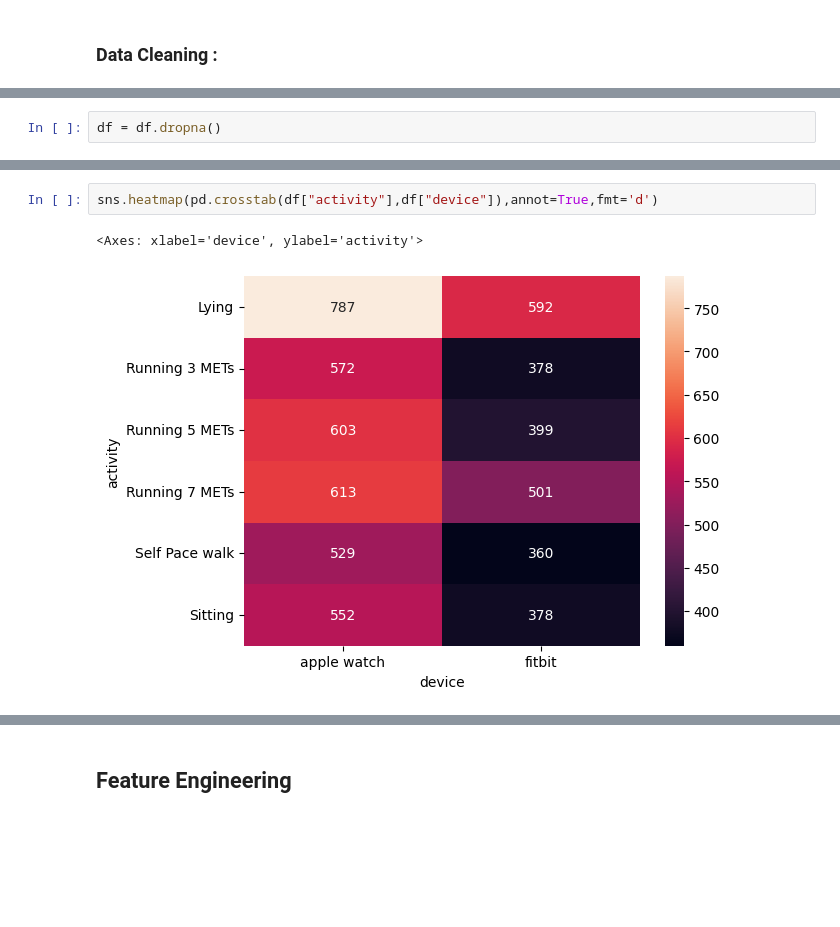
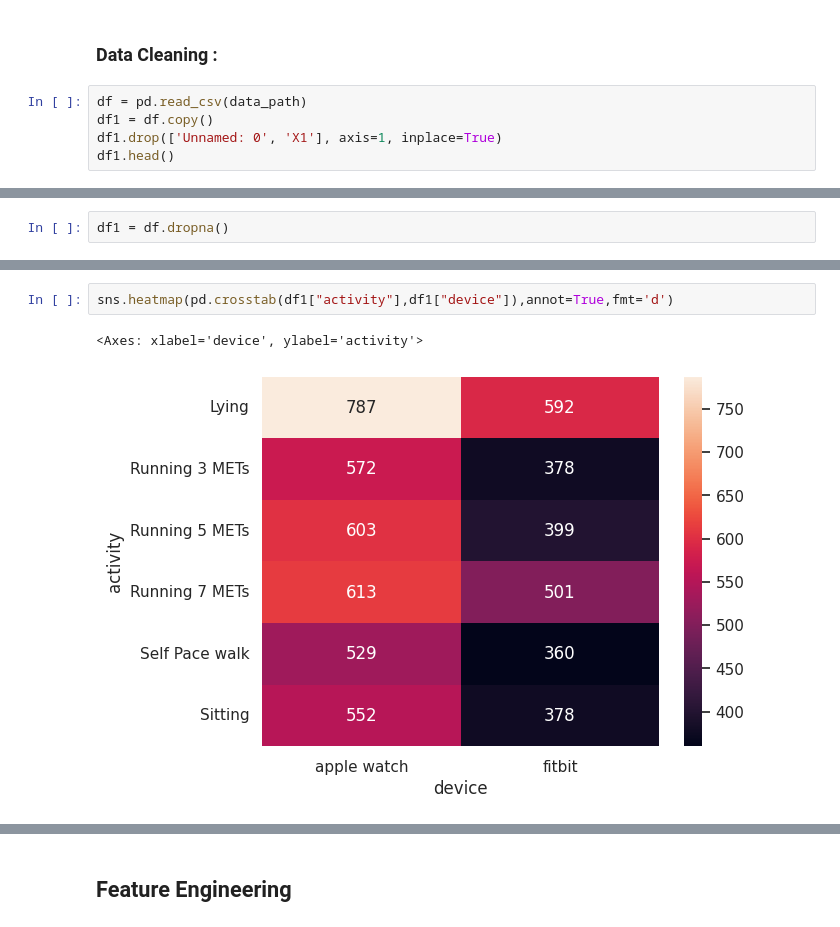
Before and after one commit to bernadetti0/predicting_activity, a Jupyter notebook: notebooks/Data_Analysis.ipynb, the cells around one changed output, grey strips where cells are left out. Drawn from its saved outputs; the diff is of its cells as text; blank space fills up the shorter version.

```diff
--- a/notebooks/Data_Analysis.ipynb
+++ b/notebooks/Data_Analysis.ipynb
@@ -96,3 +84,8 @@ df.describe()
 | max | 6264.000000 | 3670.000000 | 56.000000 | 1.000000 | 191.000000 | 115.000000 | 1714.000000 | 194.333333 | 97.500000 | 335.000000 | ... |
 # %% [markdown]
 ### Data Cleaning :
+# %%
+df = pd.read_csv(data_path)
+df1 = df.copy()
+df1.drop(['Unnamed: 0', 'X1'], axis=1, inplace=True)
+df1.head()
@@ -117,5 +163,5 @@ device                  0
 activity                0
 dtype: int64
 # %%
-df = df.dropna()
+df1 = df.dropna()
 # %%
@@ -178,6 +224,6 @@ sns.heatmap(df_num.corr(), annot=True, center=0, linewidths=.5, fmt='.2f', vmin=
 # %%
-sns.heatmap(pd.crosstab(df["activity"],df["device"]),annot=True,fmt='d')
+sns.heatmap(pd.crosstab(df1["activity"],df1["device"]),annot=True,fmt='d')
 # %% [output]
 <Axes: xlabel='device', ylabel='activity'>
-[figure, old version]
+[figure, new version]
 # %%
```
Also changed, not shown: parts of 43 cells of this notebook.
